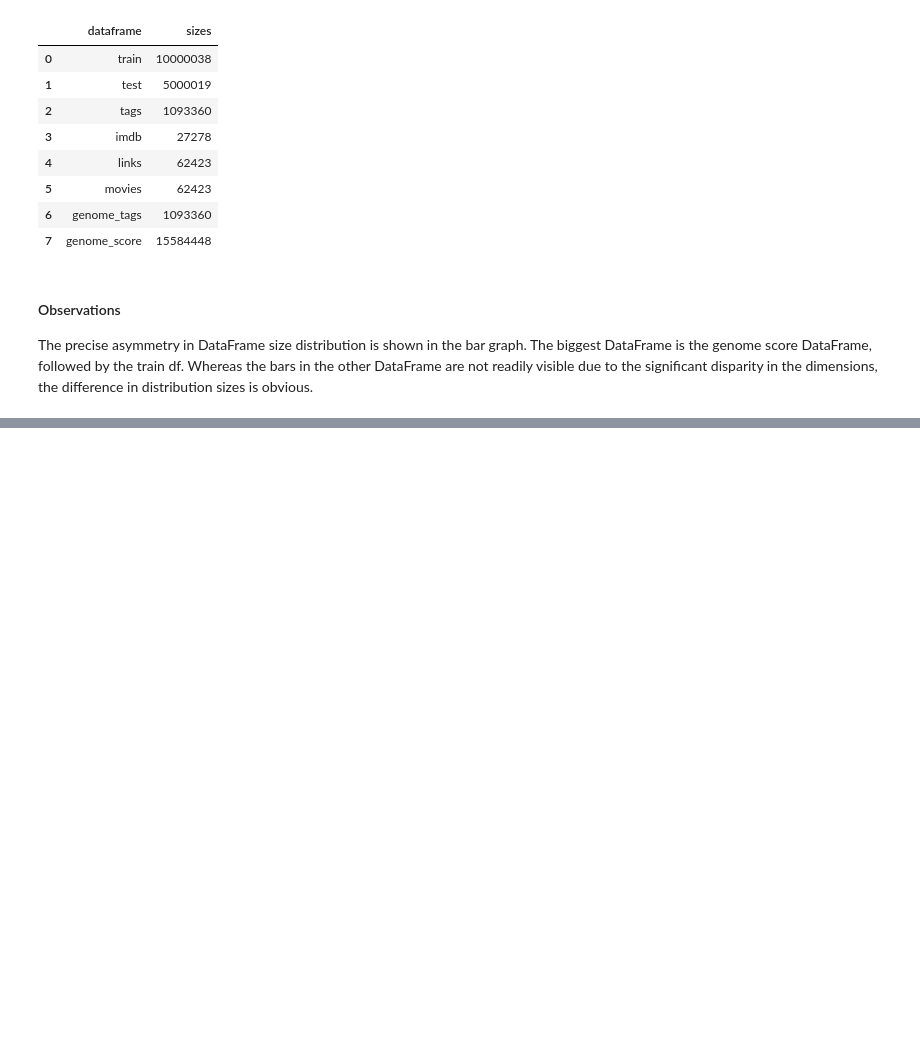
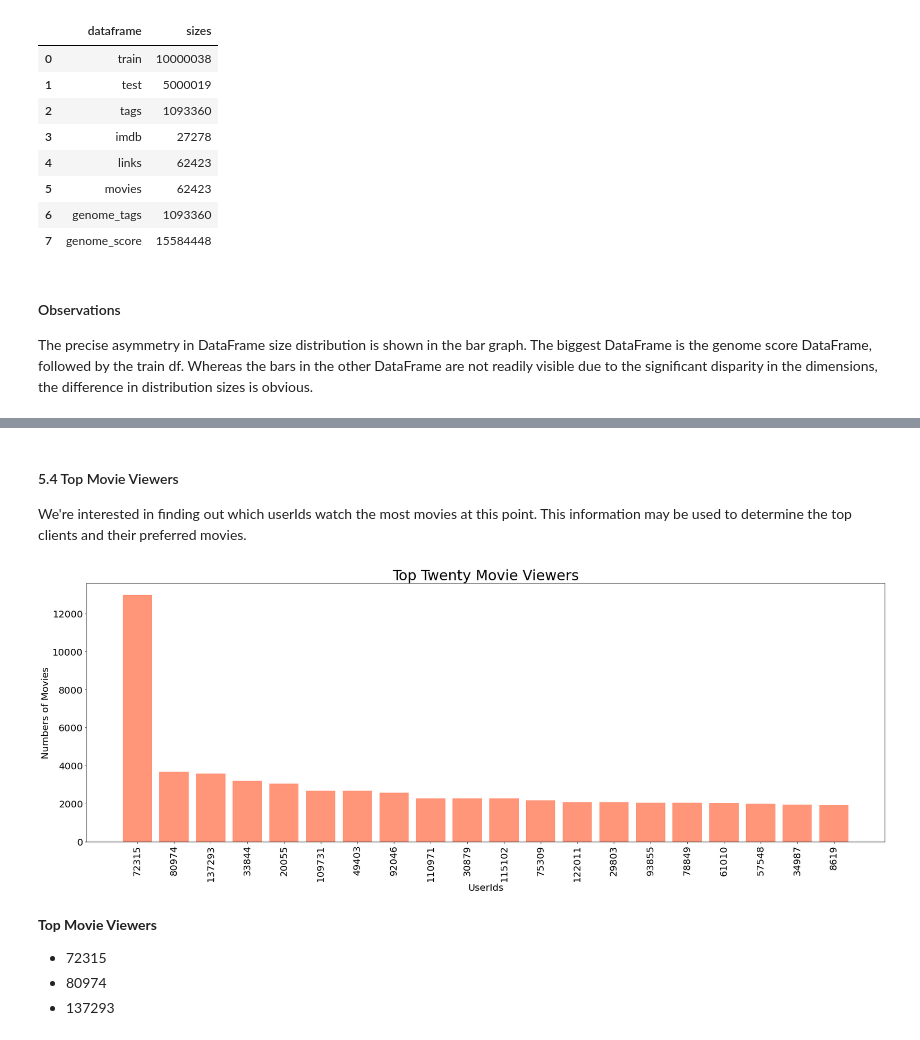
Before and after one commit to kojosbk/Movie_Recomender_Unsupervised_sprint, a Jupyter notebook: JM4 Starter_Notebook.ipynb, the cells around one changed output, grey strips where cells are left out. Saved outputs shown, nothing was run; the diff lists cells and outputs as text; code cells hidden in the pictures; blank space fills up the shorter version.

```diff
--- a/JM4 Starter_Notebook.ipynb
+++ b/JM4 Starter_Notebook.ipynb
@@ -629,0 +713,23 @@ The precise asymmetry in DataFrame size distribution is shown in the bar graph.
+# %% [markdown]
+#### 5.4 Top Movie Viewers
+We're interested in finding out which userIds watch the most movies at this point. This information may be used to determine the top clients and their preferred movies.
+# %%
+# Top movie viewers
+train_table['userId'] = train_table['userId'].astype('str')
+viewers = train_table['userId'].value_counts()
+fig, ax = plt.subplots( figsize=(30,10))
+
+ax.bar(viewers.index[:20], viewers.values[:20],  color='#FF5D32', alpha=0.65, width = 0.8)
+ax.set_xlabel("UserIds", fontsize = 20)
+ax.set_ylabel("Numbers of Movies", fontsize = 20)
+ax.set_title("Top Twenty Movie Viewers", fontsize = 30)
+plt.xticks(rotation=90, fontsize= 20)
+plt.yticks( fontsize= 20)
+plt.show()
+# %% [output]
+[figure, added]
+# %% [markdown]
+**Top Movie Viewers**
+- 72315
+- 80974
+- 137293
```
Also changed, not shown: parts of 12 cells of this notebook.
